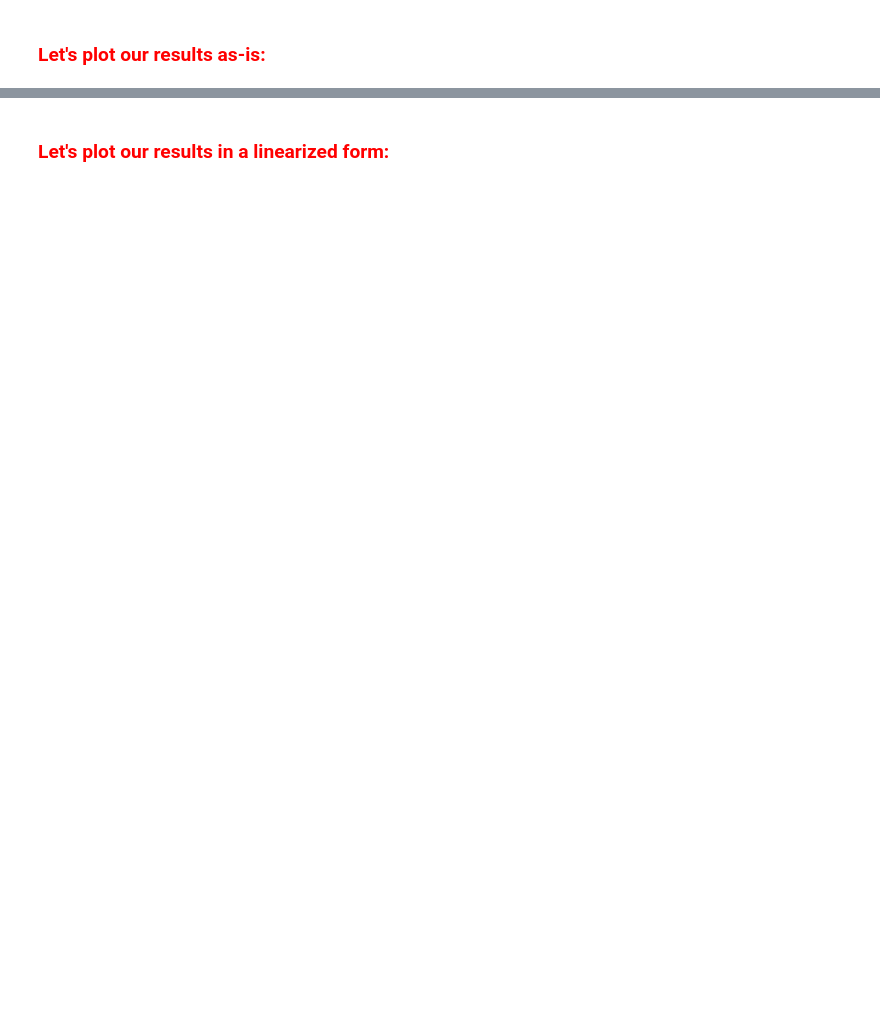
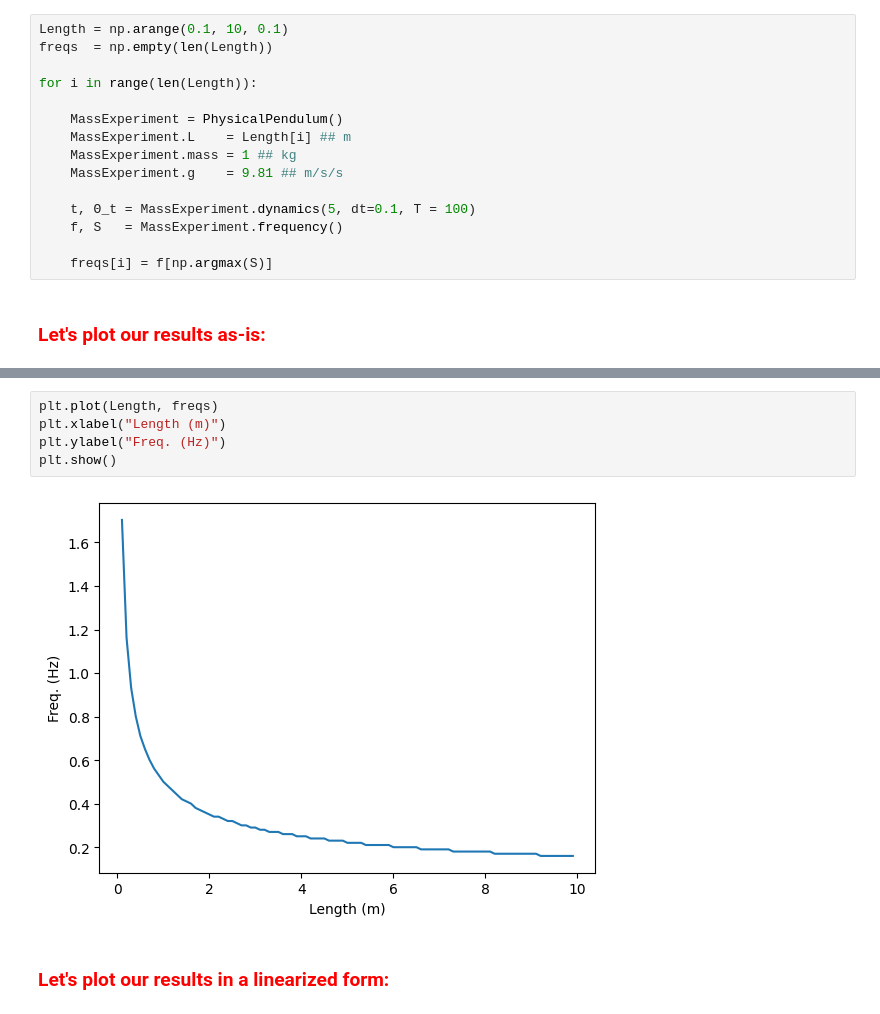
Before and after one commit to sammyculotta/PHY122-Lab, a Jupyter notebook: phy122_lab5t.ipynb, the cells around one changed output, grey strips where cells are left out. Saved outputs shown, nothing was run; the diff lists cells and outputs as text; blank space fills up the shorter version.

```diff
--- a/phy122_lab5t.ipynb
+++ b/phy122_lab5t.ipynb
@@ -243,5 +242,20 @@ NameError: name 'plot' is not defined
 #   <font color='Red'> **Length Experiment** </font>
 
 ### <font color='Red'> Implement the *for-loop-over-object* stragey to scan over object parameters.</font>
+# %%
+Length = np.arange(0.1, 10, 0.1)
+freqs  = np.empty(len(Length))
+
+for i in range(len(Length)):
+
+    MassExperiment = PhysicalPendulum()
+    MassExperiment.L    = Length[i] ## m
+    MassExperiment.mass = 1 ## kg
+    MassExperiment.g    = 9.81 ## m/s/s
+
+    t, Θ_t = MassExperiment.dynamics(5, dt=0.1, T = 100)
+    f, S   = MassExperiment.frequency()
+
+    freqs[i] = f[np.argmax(S)]
 # %% [markdown]
 ###   <font color='Red'> Let's plot our results as-is: </font>
@@ -251,2 +262,9 @@ NameError: name 'plot' is not defined
+# %%
+plt.plot(Length, freqs)
+plt.xlabel("Length (m)")
+plt.ylabel("Freq. (Hz)")
+plt.show()
+# %% [output]
+[figure, added]
 # %% [markdown]
 ###   <font color='Red'> Let's plot our results in a linearized form: </font>
```
Also changed, not shown: parts of 12 cells of this notebook.
